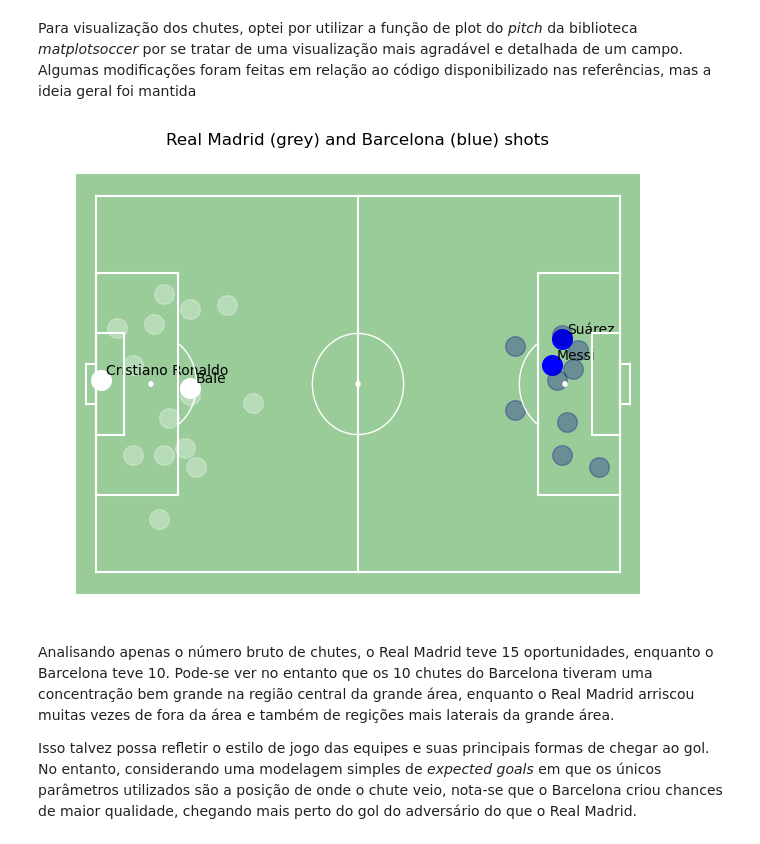
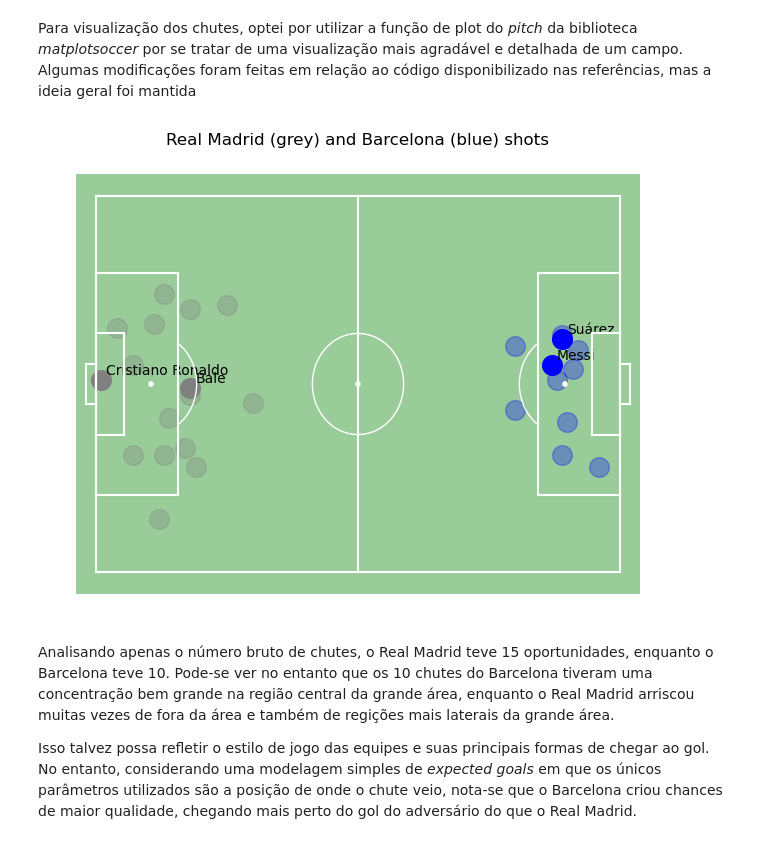
Before and after one commit to lframosferreira/soccer-analytics-notebooks, a Jupyter notebook: atv03/luis_felipe_ramos_ferreira.ipynb, the cells around one changed output. Cells and saved outputs as stored; diff of their text form; code cells hidden in the pictures.

```diff
--- a/atv03/luis_felipe_ramos_ferreira.ipynb
+++ b/atv03/luis_felipe_ramos_ferreira.ipynb
@@ -59,7 +75,7 @@ spadl_df
 # %%
 # cleaning data to be compatible with matplotsoccer
 
-spadl_df["result_name"] = spadl_df["result_id"].apply(lambda x: "success" if x == 1 else "failure")
+spadl_df["result_name"] = spadl_df["result_id"].apply(lambda x: "success" if x == 1 else "fail")
 spadl_df["team_name"] = spadl_df["team_id"].apply(lambda x: "Barcelona" if x == BARCELONA_ID else "Real Madrid")
 spadl_df["player_name"] = spadl_df["player_id"].map(players_df.set_index("wyId")["firstName"] + " " + players_df.set_index("wyId")["lastName"])
 
@@ -166,37 +182,37 @@ goal_scorers_ids: dict[int: str] = {
 
 # matplotsoccer spec
 pitch_x_length: int = 105
 pitch_y_length: int = 68
 
 for i, shot in shots.iterrows():
 
     x: float = shot["start_x"]
     y: float = shot["start_y"]
     goal = shot["result_name"] == "success"
     team_name = shot["team_name"]
 
     circle_size = 2
 
     if (team_name == team1):
         if goal:
-            plt.scatter(x, y, s=200, c="white")
+            plt.scatter(x, y, s=200, c="grey")
             plt.text(x + 1, y + 1, goal_scorers_ids[shot["player_id"]], fontsize=10)
         else:
-            plt.scatter(x, y, s=200, c="white", alpha=.3)
+            plt.scatter(x, y, s=200, c="grey", alpha=.3)
 
     else:
         if goal:
             plt.scatter(x, y, s=200, c="blue")
             plt.text(x + 1, y + 1, goal_scorers_ids[shot["player_id"]])
         else:
-            plt.scatter(x, y, s=200, c="darkblue", alpha=.3)
+            plt.scatter(x, y, s=200, c="blue", alpha=.3)
 
 plt.title(f"{team1} (grey) and {team2} (blue) shots", fontsize = 12)
 plt.show()
 
 # duvida: plotar de onde foi o chute, sempre esquerda e direta?
 # %% [output]
-[figure, old version]
+[figure, new version]
 # %% [markdown]
 Analisando apenas o número bruto de chutes, o Real Madrid teve 15 oportunidades, enquanto o Barcelona teve 10. Pode-se ver no entanto que os 10 chutes do Barcelona tiveram uma concentração bem grande na região central da grande área, enquanto o Real Madrid arriscou muitas vezes de fora da área e também de regições mais laterais da grande área.
 
```
Also changed, not shown: parts of 8 cells of this notebook.
